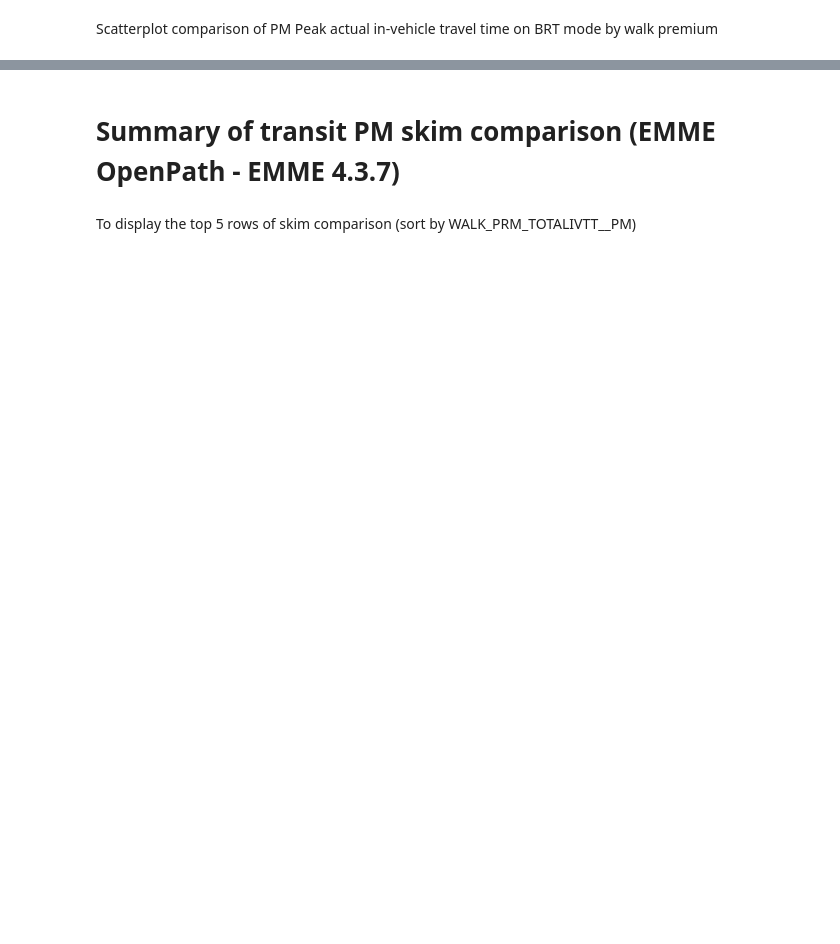
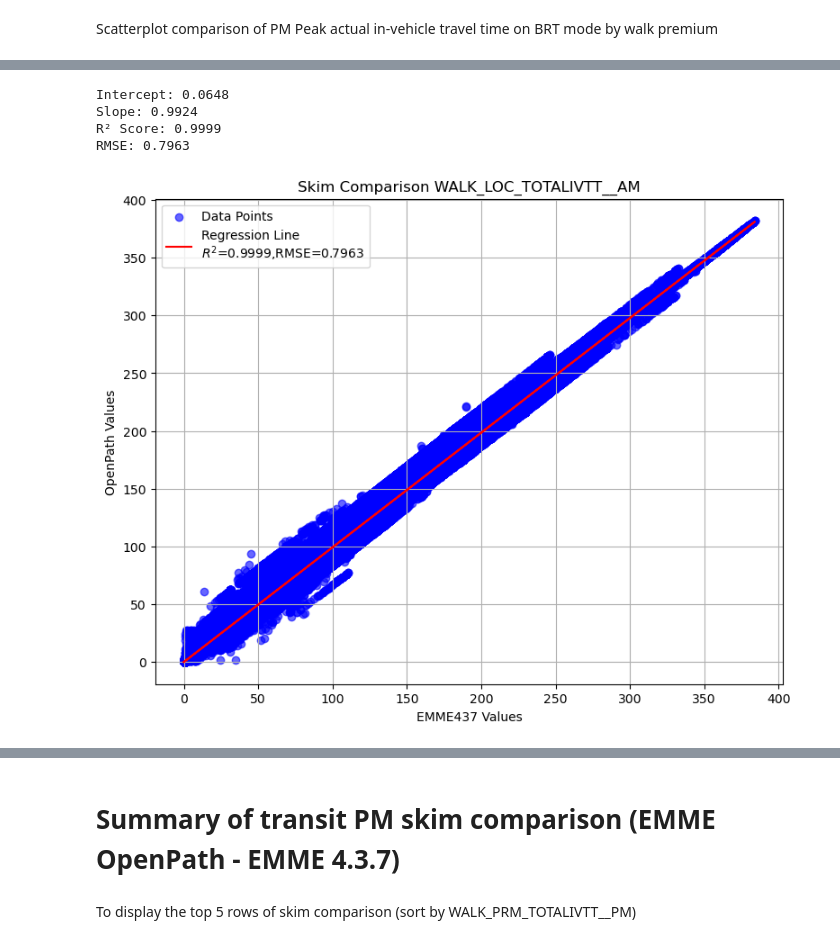
Before and after one commit to SANDAG/EMME-Version-Comparison, a Jupyter notebook: notebooks/TransitSkimPM_compare.ipynb, the cells around one changed output, grey strips where cells are left out. Drawn from its saved outputs; the diff is of its cells as text; code cells hidden in the pictures; blank space fills up the shorter version.

```diff
--- a/notebooks/TransitSkimPM_compare.ipynb
+++ b/notebooks/TransitSkimPM_compare.ipynb
@@ -77,0 +76,8 @@ RMSE: 1.3282
+# %%
+Skim.regression_scatter_plot('WALK_LOC_TOTALIVTT__AM', scenarioPath_OpenPath, scenarioPath_EMME437, 'AM', 'transit')
+# %% [output]
+Intercept: 0.0648
+Slope: 0.9924
+R² Score: 0.9999
+RMSE: 0.7963
+[figure, added]
```
Also changed, not shown: parts of 19 cells of this notebook, 58 other files.
